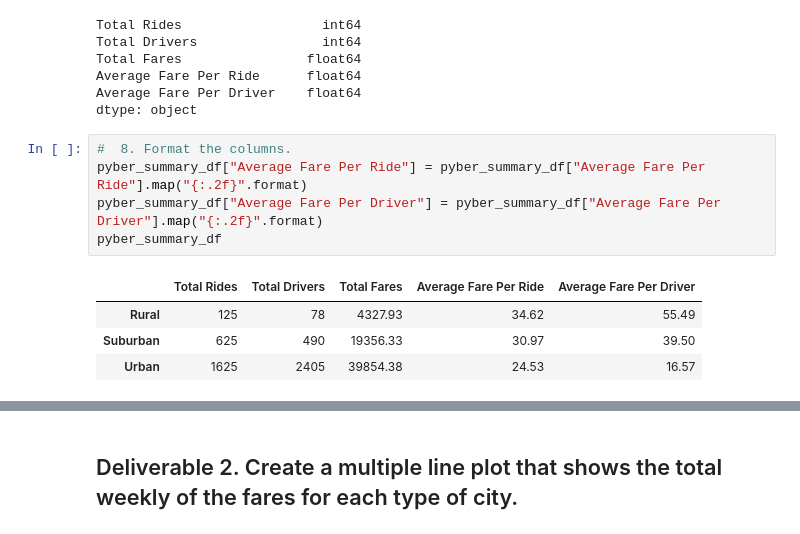
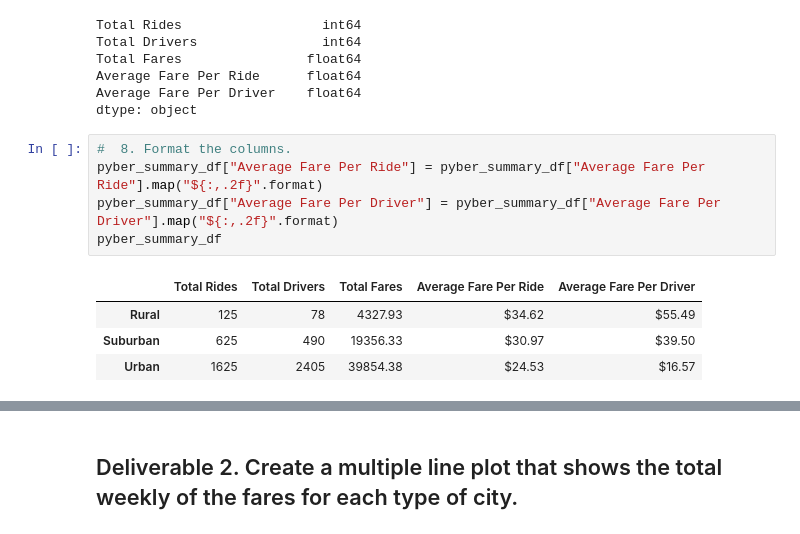
Before and after one commit to r3ginam/PyBer_Analysis, a Jupyter notebook: PyBer_Challenge.ipynb, the cells around one changed output, grey strips where cells are left out. Saved outputs shown, nothing was run; the diff lists cells and outputs as text.

```diff
--- a/PyBer_Challenge.ipynb
+++ b/PyBer_Challenge.ipynb
@@ -111,11 +111,11 @@ Average Fare Per Driver    float64
 dtype: object
 # %%
 #  8. Format the columns.
-pyber_summary_df["Average Fare Per Ride"] = pyber_summary_df["Average Fare Per Ride"].map("{:.2f}".format)
-pyber_summary_df["Average Fare Per Driver"] = pyber_summary_df["Average Fare Per Driver"].map("{:.2f}".format)
+pyber_summary_df["Average Fare Per Ride"] = pyber_summary_df["Average Fare Per Ride"].map("${:,.2f}".format)
+pyber_summary_df["Average Fare Per Driver"] = pyber_summary_df["Average Fare Per Driver"].map("${:,.2f}".format)
 pyber_summary_df
 # %% [output]
 |  | Total Rides | Total Drivers | Total Fares | Average Fare Per Ride | Average Fare Per Driver |
-| Rural | 125 | 78 | 4327.93 | 34.62 | 55.49 |
-| Suburban | 625 | 490 | 19356.33 | 30.97 | 39.50 |
-| Urban | 1625 | 2405 | 39854.38 | 24.53 | 16.57 |
+| Rural | 125 | 78 | 4327.93 | $34.62 | $55.49 |
+| Suburban | 625 | 490 | 19356.33 | $30.97 | $39.50 |
+| Urban | 1625 | 2405 | 39854.38 | $24.53 | $16.57 |
```
Also changed, not shown: parts of 10 cells of this notebook, 1 other file.
